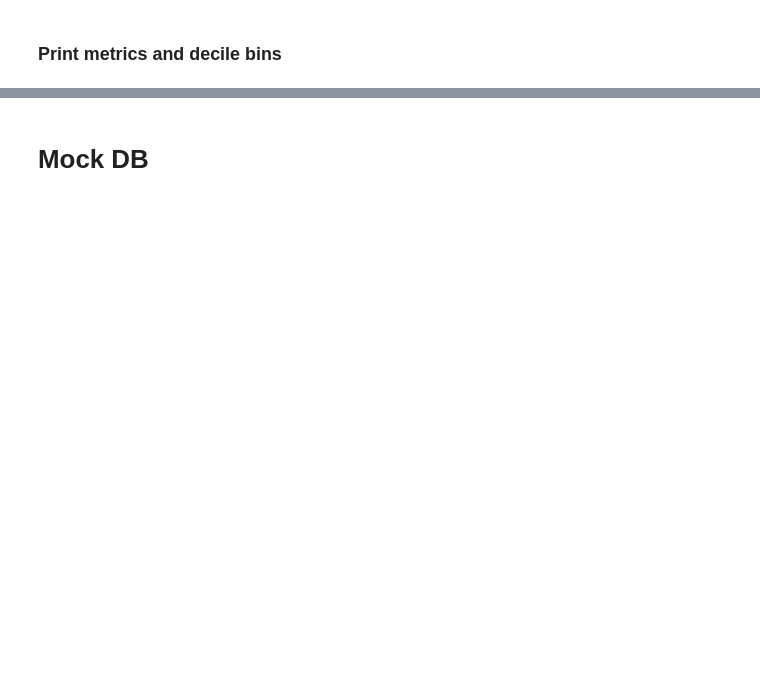
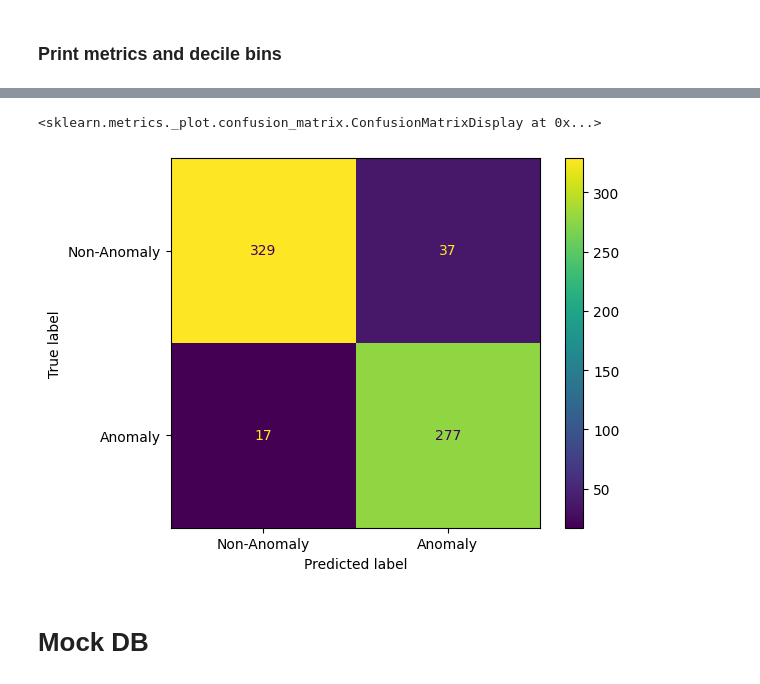
Before and after one commit to CodeMarshall21/Anomaly-Detection, a Jupyter notebook: behavioral-bin-classif.ipynb, the cells around one changed output, grey strips where cells are left out. Drawn from its saved outputs; the diff is of its cells as text; code cells hidden in the pictures; blank space fills up the shorter version.

```diff
--- a/behavioral-bin-classif.ipynb
+++ b/behavioral-bin-classif.ipynb
@@ -596,3 +597,7 @@ D6         66   28    0.4242
 D7         66   55    0.8333
 D8         66   66    1.0000
 D9         66   66    1.0000
+# %%
+redeem_y_prob, redeem_y_pred = print_metrics(redeem_model, redeem_X_val, redeem_y_val, "redeem")
+
+redeem_decile = decile_cal(redeem_y_val, redeem_y_prob, redeem_y_pred, "redeem")
@@ -609,3 +637,8 @@ ConfusionMatrixDisplay.from_predictions(redeem_y_val, redeem_y_pred, display_lab
+# %%
+ConfusionMatrixDisplay.from_predictions(redeem_y_val, redeem_y_pred, display_labels=["Non-Anomaly", "Anomaly"])
+# %% [output]
+<sklearn.metrics._plot.confusion_matrix.ConfusionMatrixDisplay at 0x...>
+[figure, added]
 # %% [markdown]
 # Mock DB
 # %%
```
Also changed, not shown: parts of 20 cells of this notebook, 14 other files.
